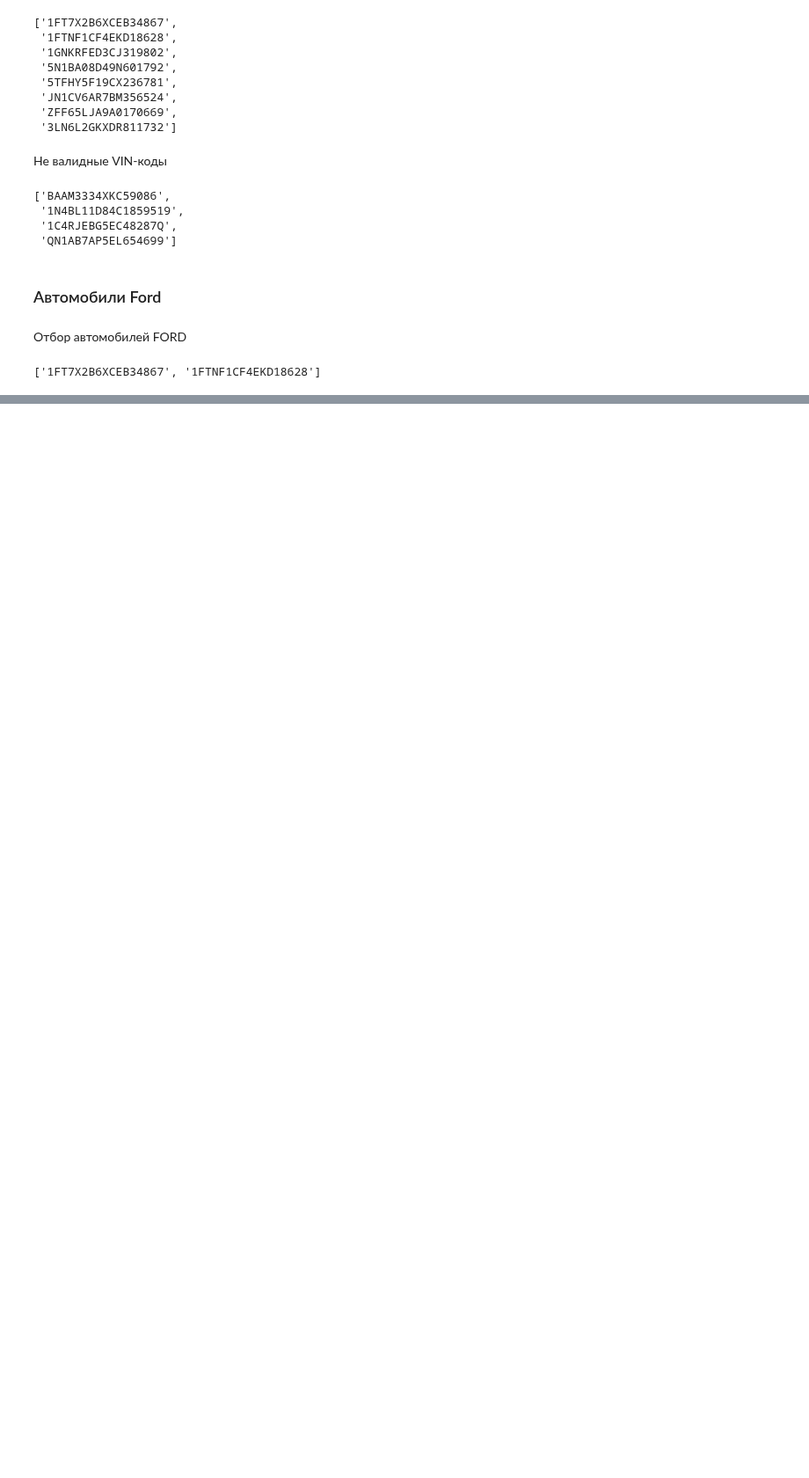
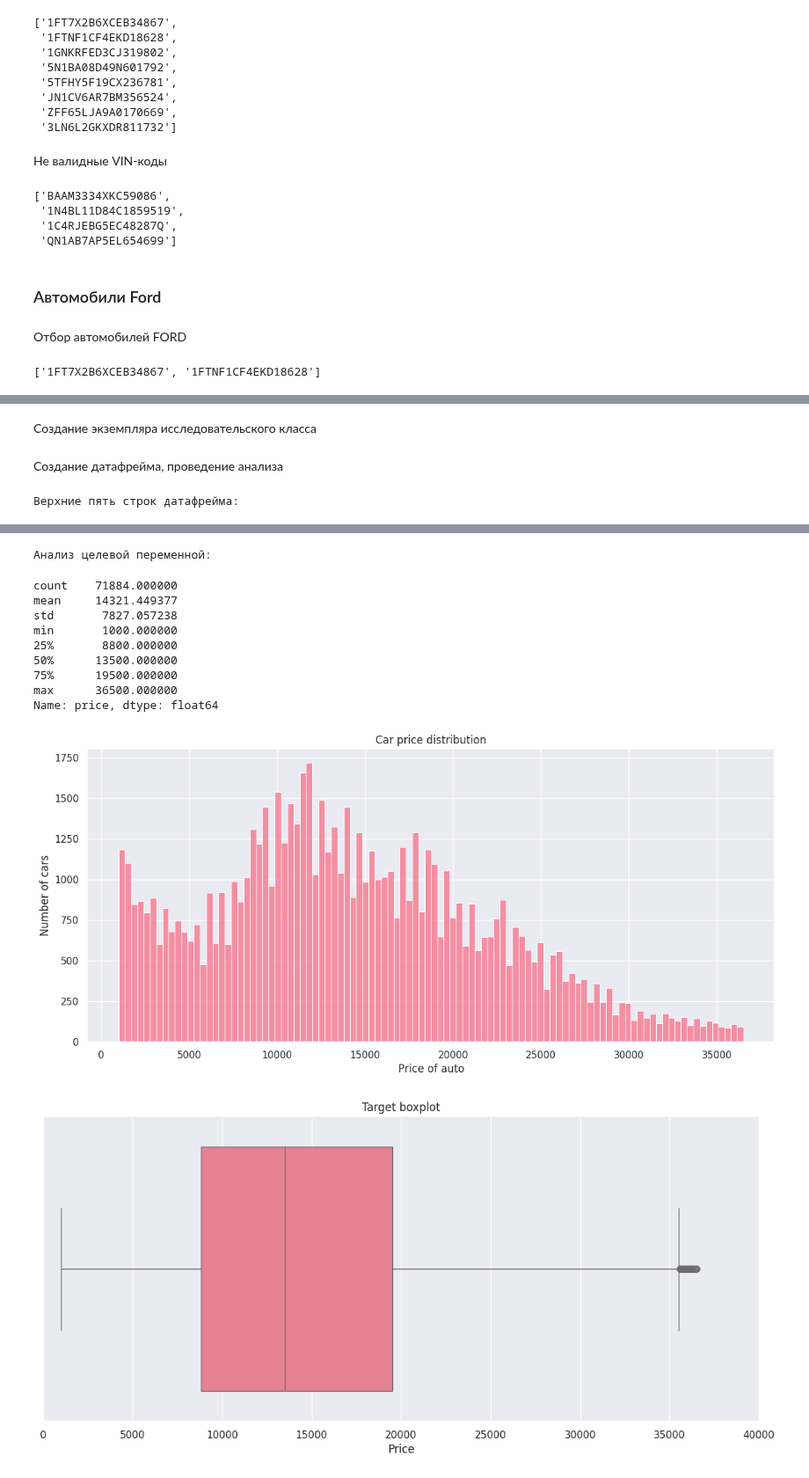
Before and after one commit to denis-42ds/decoding_vin_codes, a Jupyter notebook: decoding_vin_codes.ipynb, the cells around one changed output, grey strips where cells are left out. Shown at 88% size. Saved outputs shown, nothing was run; the diff lists cells and outputs as text; code cells hidden in the pictures; blank space fills up the shorter version.

Commit message:
baseline added

```diff
--- a/decoding_vin_codes.ipynb
+++ b/decoding_vin_codes.ipynb
@@ -51,4 +61,19 @@ import pandas as pd
 Установка глобальных переменных
 # %%
 RANDOM_STATE = 42
+ASSETS_DIR = 'assets'
 DATA_PATH = 'data/vin_ford_train.txt'
+TRACKING_SERVER_PORT = 5000
+TRACKING_SERVER_HOST = "127.0.0.1"
+EXPERIMENT_NAME = 'vin_codes'
+RUN_NAME = ['baseline_0_registry']
+REGISTRY_MODEL_NAME = ['baseline']
+
+load_dotenv()
+connection = {"sslmode": "require",
+              "target_session_attrs": "read-write"}
+postgres_credentials = {"host": os.getenv("DB_HOST"),
+                        "port": os.getenv("DB_PORT"),
+                        "dbname": os.getenv("DB_NAME"),
+                        "user": os.getenv("DB_USERNAME"),
+                        "password": os.getenv("DB_PASSWORD")}
@@ -309,0 +348,10 @@ re.compile(pattern).findall(vin_sample)
+# %% [markdown]
+Создание экземпляра исследовательского класса
+# %%
+data_explorer = DatasetExplorer(DATA_PATH=DATA_PATH)
+# %% [markdown]
+Создание датафрейма, проведение анализа
+# %%
+df = data_explorer.explore_dataset(assets_dir=ASSETS_DIR)
+# %% [output]
+Верхние пять строк датафрейма:
@@ -309,0 +391,12 @@ re.compile(pattern).findall(vin_sample)
+Анализ целевой переменной:
+count    71884.000000
+mean     14321.449377
+std       7827.057238
+min       1000.000000
+25%       8800.000000
+50%      13500.000000
+75%      19500.000000
+max      36500.000000
+Name: price, dtype: float64
+[figure, added]
+[figure, added]
```
Also changed, not shown: parts of 20 cells of this notebook, 7 other files.
